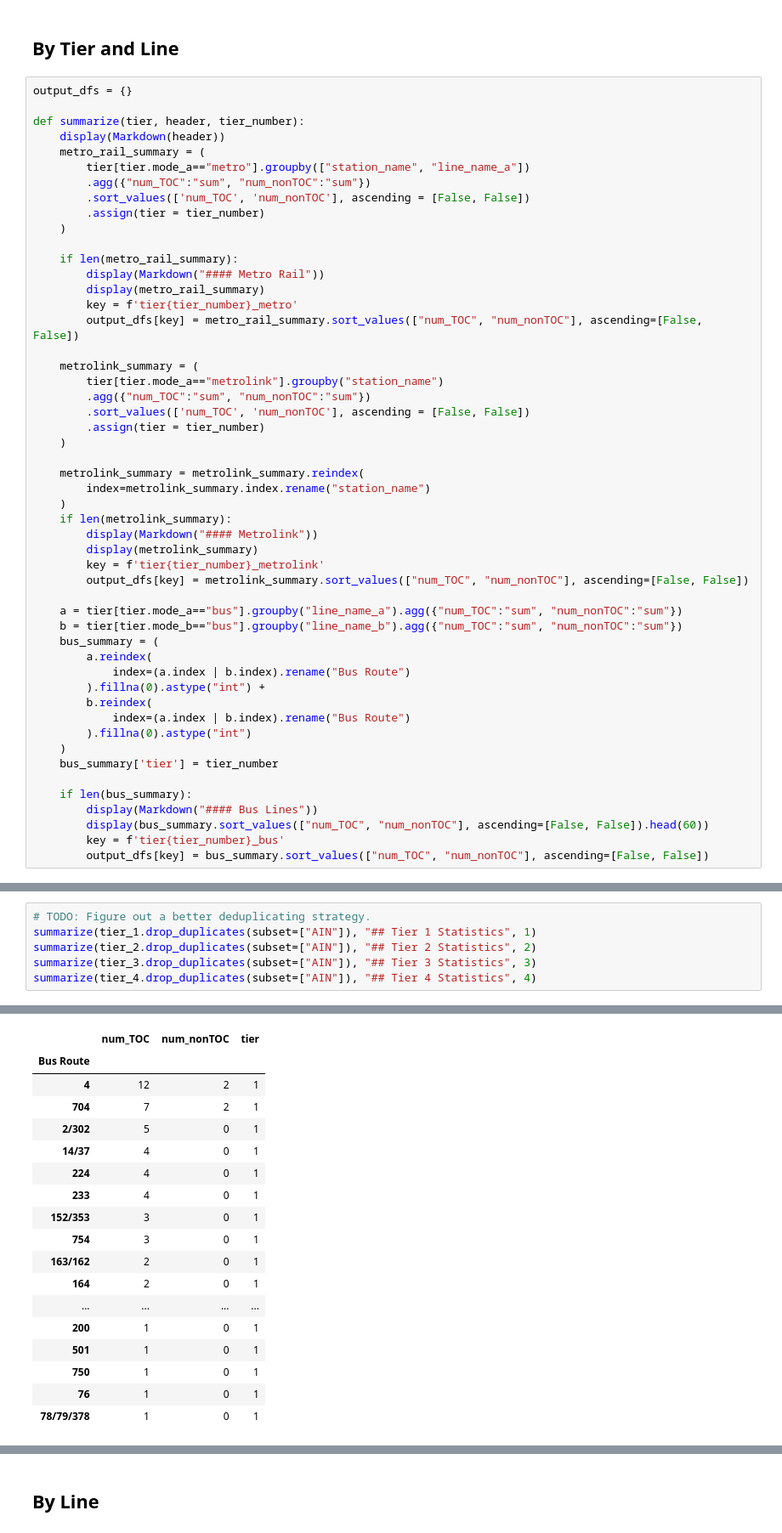
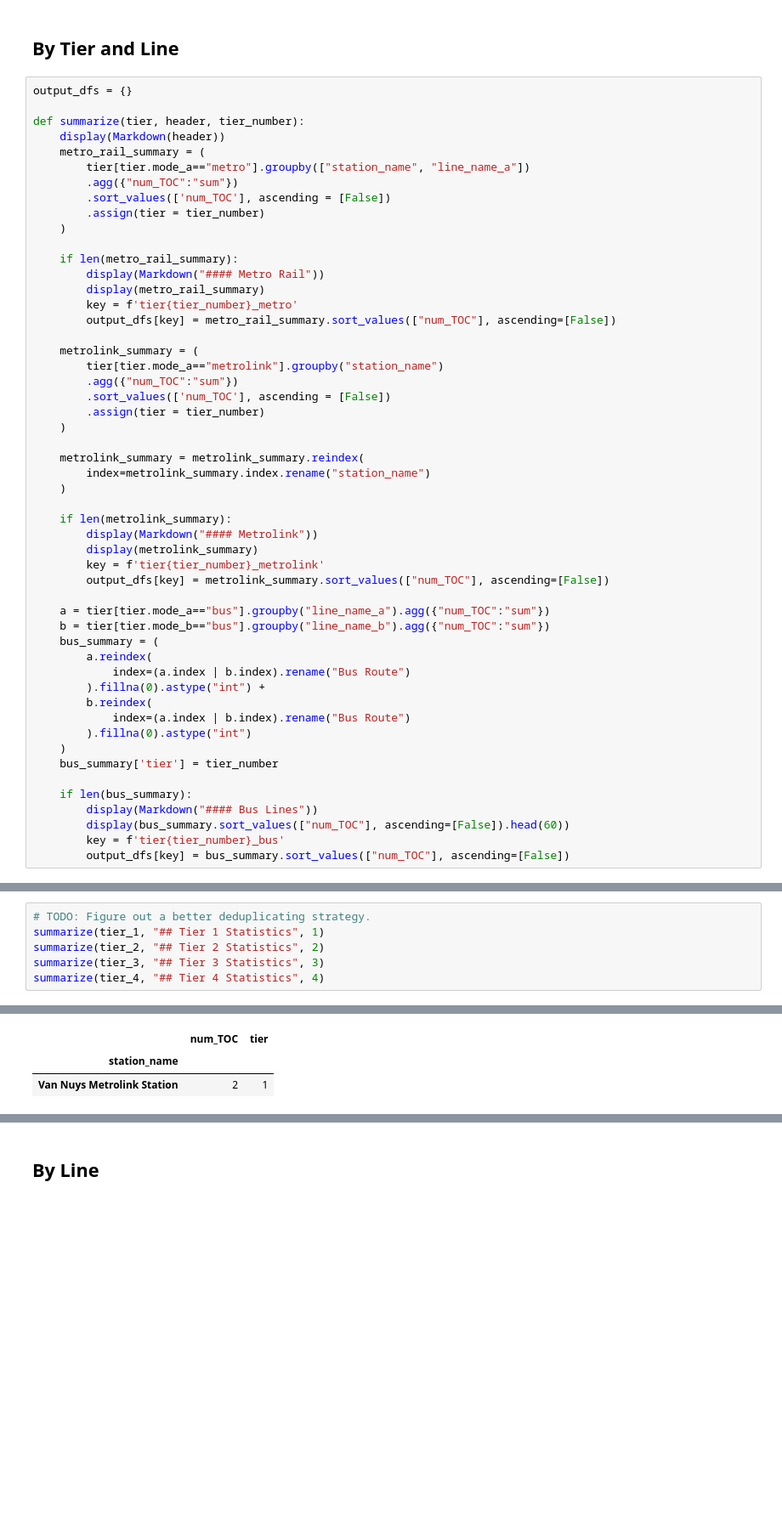
Before and after one commit to CityOfLosAngeles/planning-entitlements, a Jupyter notebook: notebooks/05-toc-line-analysis.ipynb, the cells around one changed output, grey strips where cells are left out. Shown at 85% size. Drawn from its saved outputs; the diff is of its cells as text; blank space fills up the shorter version.

Commit message:
Edit summary stats output

```diff
--- a/notebooks/05-toc-line-analysis.ipynb
+++ b/notebooks/05-toc-line-analysis.ipynb
@@ -82,8 +82,8 @@ def summarize(tier, header, tier_number):
     display(Markdown(header))
     metro_rail_summary = (
         tier[tier.mode_a=="metro"].groupby(["station_name", "line_name_a"])
-        .agg({"num_TOC":"sum", "num_nonTOC":"sum"})
-        .sort_values(['num_TOC', 'num_nonTOC'], ascending = [False, False])
+        .agg({"num_TOC":"sum"})
+        .sort_values(['num_TOC'], ascending = [False])
         .assign(tier = tier_number)
     )
 
@@ -91,26 +91,27 @@ def summarize(tier, header, tier_number):
         display(Markdown("#### Metro Rail"))
         display(metro_rail_summary)
         key = f'tier{tier_number}_metro'
-        output_dfs[key] = metro_rail_summary.sort_values(["num_TOC", "num_nonTOC"], ascending=[False, False])
+        output_dfs[key] = metro_rail_summary.sort_values(["num_TOC"], ascending=[False])
 
     metrolink_summary = (
         tier[tier.mode_a=="metrolink"].groupby("station_name")
-        .agg({"num_TOC":"sum", "num_nonTOC":"sum"})
-        .sort_values(['num_TOC', 'num_nonTOC'], ascending = [False, False])
+        .agg({"num_TOC":"sum"})
+        .sort_values(['num_TOC'], ascending = [False])
         .assign(tier = tier_number)
     )
 
     metrolink_summary = metrolink_summary.reindex(
         index=metrolink_summary.index.rename("station_name")
     )
+
     if len(metrolink_summary):
         display(Markdown("#### Metrolink"))
         display(metrolink_summary)
         key = f'tier{tier_number}_metrolink'
-        output_dfs[key] = metrolink_summary.sort_values(["num_TOC", "num_nonTOC"], ascending=[False, False])
+        output_dfs[key] = metrolink_summary.sort_values(["num_TOC"], ascending=[False])
 
-    a = tier[tier.mode_a=="bus"].groupby("line_name_a").agg({"num_TOC":"sum", "num_nonTOC":"sum"})
-    b = tier[tier.mode_b=="bus"].groupby("line_name_b").agg({"num_TOC":"sum", "num_nonTOC":"sum"})
+    a = tier[tier.mode_a=="bus"].groupby("line_name_a").agg({"num_TOC":"sum"})
+    b = tier[tier.mode_b=="bus"].groupby("line_name_b").agg({"num_TOC":"sum"})
     bus_summary = (
         a.reindex(
             index=(a.index | b.index).rename("Bus Route")
@@ -123,6 +124,6 @@ def summarize(tier, header, tier_number):
 
     if len(bus_summary):
         display(Markdown("#### Bus Lines"))
-        display(bus_summary.sort_values(["num_TOC", "num_nonTOC"], ascending=[False, False]).head(60))
+        display(bus_summary.sort_values(["num_TOC"], ascending=[False]).head(60))
         key = f'tier{tier_number}_bus'
-        output_dfs[key] = bus_summary.sort_values(["num_TOC", "num_nonTOC"], ascending=[False, False])
+        output_dfs[key] = bus_summary.sort_values(["num_TOC"], ascending=[False])
@@ -129,8 +138,8 @@ def summarize(tier, header, tier_number):
 # %%
 # TODO: Figure out a better deduplicating strategy.
-summarize(tier_1.drop_duplicates(subset=["AIN"]), "## Tier 1 Statistics", 1)
-summarize(tier_2.drop_duplicates(subset=["AIN"]), "## Tier 2 Statistics", 2)
-summarize(tier_3.drop_duplicates(subset=["AIN"]), "## Tier 3 Statistics", 3)
-summarize(tier_4.drop_duplicates(subset=["AIN"]), "## Tier 4 Statistics", 4)
+summarize(tier_1, "## Tier 1 Statistics", 1)
+summarize(tier_2, "## Tier 2 Statistics", 2)
+summarize(tier_3, "## Tier 3 Statistics", 3)
+summarize(tier_4, "## Tier 4 Statistics", 4)
 # %% [output]
 ## Tier 1 Statistics
@@ -138,18 +147,3 @@ summarize(tier_4.drop_duplicates(subset=["AIN"]), "## Tier 4 Statistics", 4)
-|  | num_TOC | num_nonTOC | tier |
-| Bus Route |  |  |  |
-| 4 | 12 | 2 | 1 |
-| 704 | 7 | 2 | 1 |
-| 2/302 | 5 | 0 | 1 |
-| 14/37 | 4 | 0 | 1 |
-| 224 | 4 | 0 | 1 |
-| 233 | 4 | 0 | 1 |
-| 152/353 | 3 | 0 | 1 |
-| 754 | 3 | 0 | 1 |
-| 163/162 | 2 | 0 | 1 |
-| 164 | 2 | 0 | 1 |
-| ... | ... | ... | ... |
-| 200 | 1 | 0 | 1 |
-| 501 | 1 | 0 | 1 |
-| 750 | 1 | 0 | 1 |
-| 76 | 1 | 0 | 1 |
-| 78/79/378 | 1 | 0 | 1 |
+|  | num_TOC | tier |
+| station_name |  |  |
+| Van Nuys Metrolink Station | 2 | 1 |
```
Also changed, not shown: parts of 15 cells of this notebook, 1 other file.
